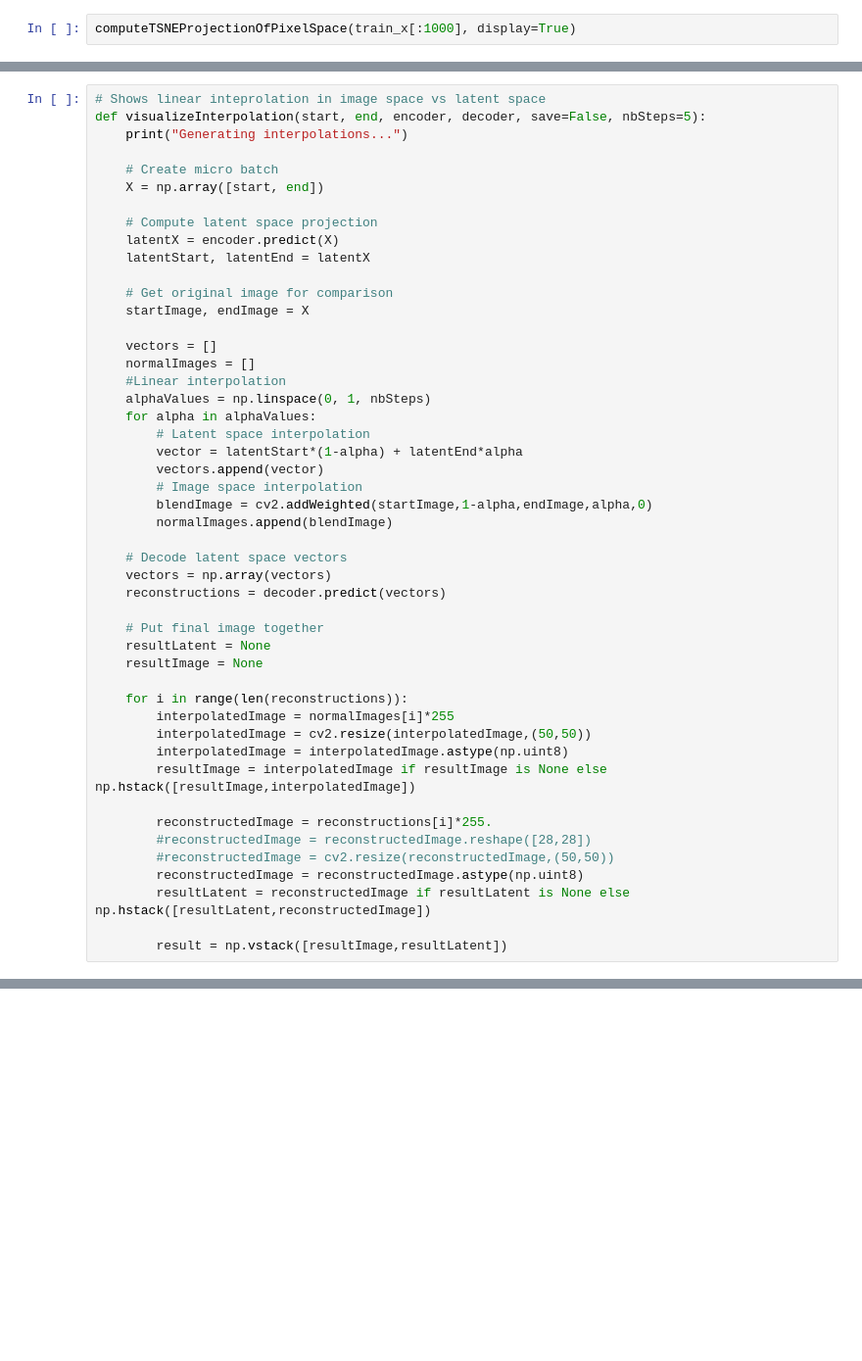
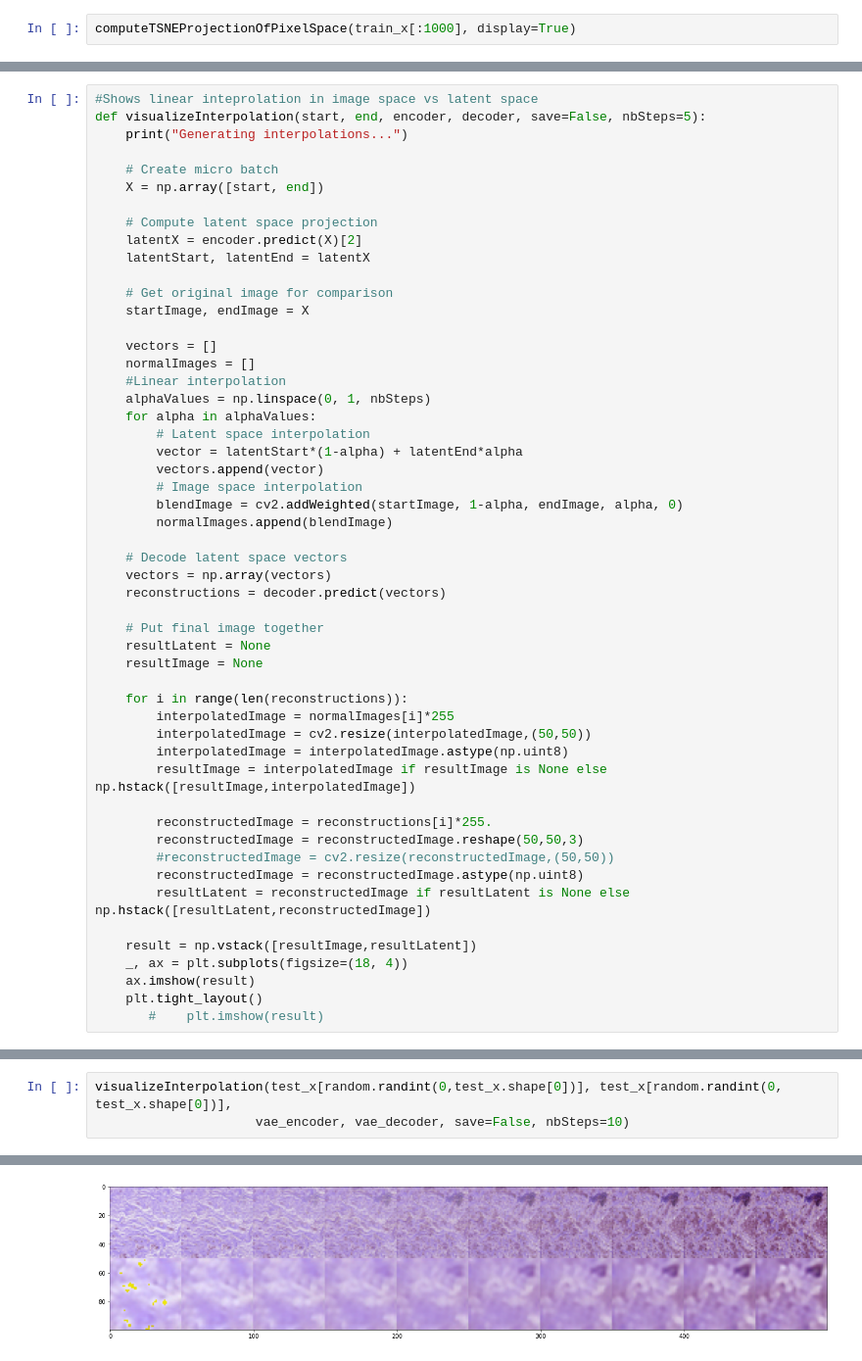
Before and after one commit to nderus/HistoDL, a Jupyter notebook: main_vae.ipynb, the cells around one changed output, grey strips where cells are left out. Shown at 98% size. Cells and saved outputs as stored; diff of their text form; blank space fills up the shorter version.

```diff
--- a/main_vae.ipynb
+++ b/main_vae.ipynb
@@ -376,5 +437,5 @@ visualizeReconstructedImages(train_x[:100], test_x[:100],vae_encoder, vae_decode
 # %%
-# Shows linear inteprolation in image space vs latent space
+#Shows linear inteprolation in image space vs latent space
 def visualizeInterpolation(start, end, encoder, decoder, save=False, nbSteps=5):
     print("Generating interpolations...")
 
@@ -382,7 +443,7 @@ def visualizeInterpolation(start, end, encoder, decoder, save=False, nbSteps=5):
     X = np.array([start, end])
 
     # Compute latent space projection
-    latentX = encoder.predict(X)
+    latentX = encoder.predict(X)[2]
     latentStart, latentEnd = latentX
 
     # Get original image for comparison
@@ -397,7 +458,7 @@ def visualizeInterpolation(start, end, encoder, decoder, save=False, nbSteps=5):
         vector = latentStart*(1-alpha) + latentEnd*alpha
         vectors.append(vector)
         # Image space interpolation
-        blendImage = cv2.addWeighted(startImage,1-alpha,endImage,alpha,0)
+        blendImage = cv2.addWeighted(startImage, 1-alpha, endImage, alpha, 0)
         normalImages.append(blendImage)
 
     # Decode latent space vectors
@@ -415,9 +476,13 @@ def visualizeInterpolation(start, end, encoder, decoder, save=False, nbSteps=5):
         resultImage = interpolatedImage if resultImage is None else np.hstack([resultImage,interpolatedImage])
 
         reconstructedImage = reconstructions[i]*255.
-        #reconstructedImage = reconstructedImage.reshape([28,28])
+        reconstructedImage = reconstructedImage.reshape(50,50,3)
         #reconstructedImage = cv2.resize(reconstructedImage,(50,50))
         reconstructedImage = reconstructedImage.astype(np.uint8)
         resultLatent = reconstructedImage if resultLatent is None else np.hstack([resultLatent,reconstructedImage])
 
-        result = np.vstack([resultImage,resultLatent])
+    result = np.vstack([resultImage,resultLatent])
+    _, ax = plt.subplots(figsize=(18, 4))
+    ax.imshow(result)
+    plt.tight_layout()
+       #    plt.imshow(result)
@@ -470,0 +489,4 @@ for i in range(len(reconstructions)):
+# %%
+visualizeInterpolation(test_x[random.randint(0,test_x.shape[0])], test_x[random.randint(0, test_x.shape[0])],
+                     vae_encoder, vae_decoder, save=False, nbSteps=10)
+# %% [output]
@@ -471,3 +494,4 @@ for i in range(len(reconstructions)):
+[figure, added]
 # %%
 # Computes A, B, C, A+B, A+B-C in latent space
 def visualizeArithmetics(a, b, c, encoder, decoder):
```
Also changed, not shown: parts of 26 cells of this notebook, 4 other files.
